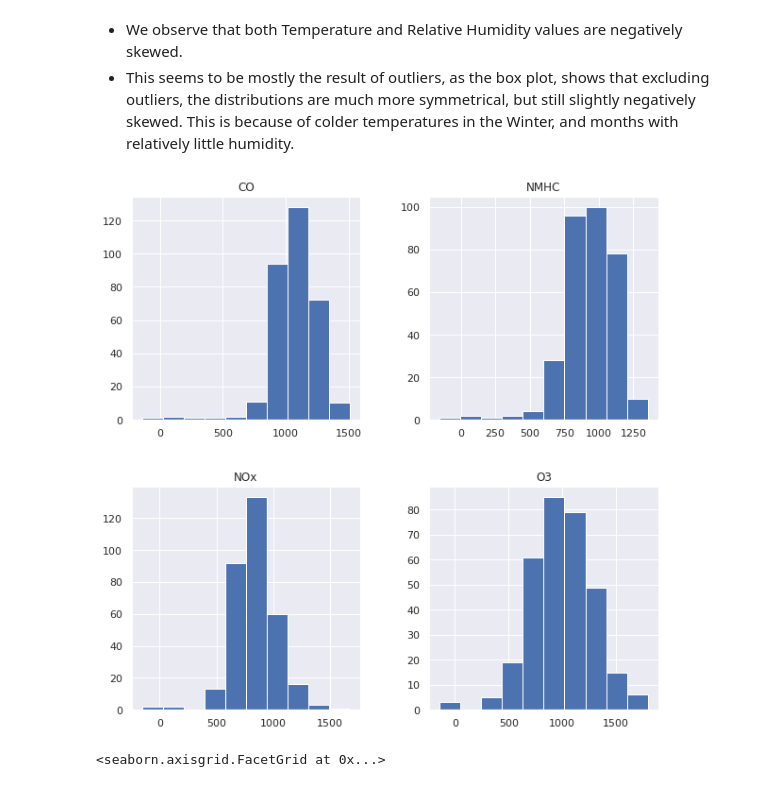
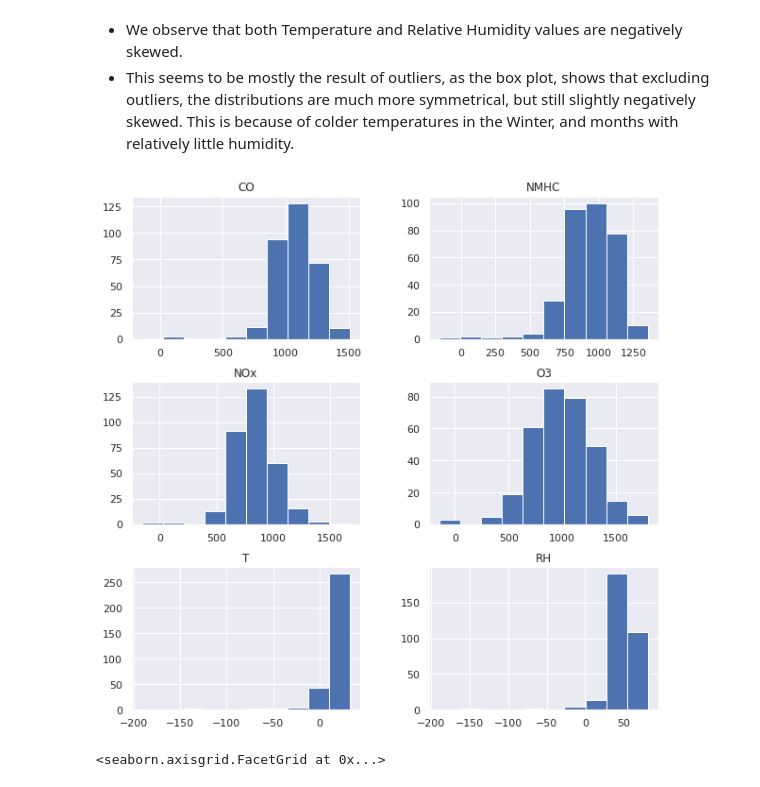
Before and after one commit to Tien-Cheng/AI-and-Machine-Learning--ST1511-, a Jupyter notebook: Assignment 2/time series analysis/time-series.ipynb, the cells around one changed output. Drawn from its saved outputs; the diff is of its cells as text; code cells hidden in the pictures.

```diff
--- a/Assignment 2/time series analysis/time-series.ipynb
+++ b/Assignment 2/time series analysis/time-series.ipynb
@@ -170,6 +175,9 @@ We will then perform an exploratory data analysis, to get a better sense of our
 2. Is there any serial dependency in the data?
 # %%
 df_eda = df.copy()
+# %%
+df_daily = pd.pivot(df_eda, values="Value", columns="Gas")
+df_daily[["T", "RH"]] = df_eda[["T", "RH"]].groupby(df_eda.index).mean()
 # %% [markdown]
 ### General Dataset Info
 # %% [markdown]
@@ -219,2 +227,4 @@ len(daily_volumes) - len(daily_volumes.asfreq("D"))
 # %% [output]
 0
+# %%
+df_daily = df_daily.asfreq("D")
@@ -327,10 +340,10 @@ df_eda[['T', 'RH']].plot(kind='box', vert=False)
 - We observe that both Temperature and Relative Humidity values are negatively skewed.
 - This seems to be mostly the result of outliers, as the box plot, shows that excluding outliers, the distributions are much more symmetrical, but still slightly negatively skewed. This is because of colder temperatures in the Winter, and months with relatively little humidity.
 # %%
-daily_volumes.hist(figsize=(10,10))
+df_daily.hist(figsize=(10,10))
 plt.show()
 # %% [output]
-[figure, old version]
+[figure, new version]
 # %%
 sns.catplot(data=df_eda, x='Value', y='Gas', kind='box')
 # %% [output]
```
Also changed, not shown: parts of 32 cells of this notebook.
